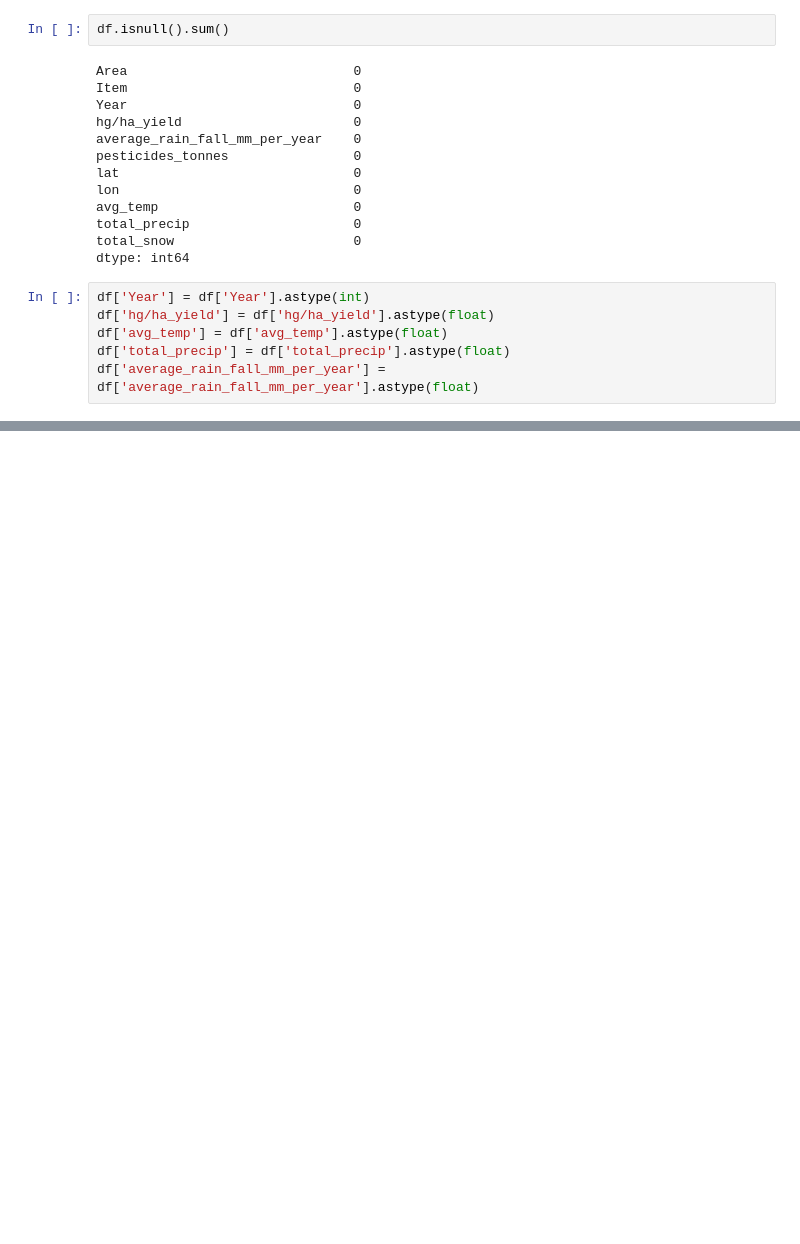
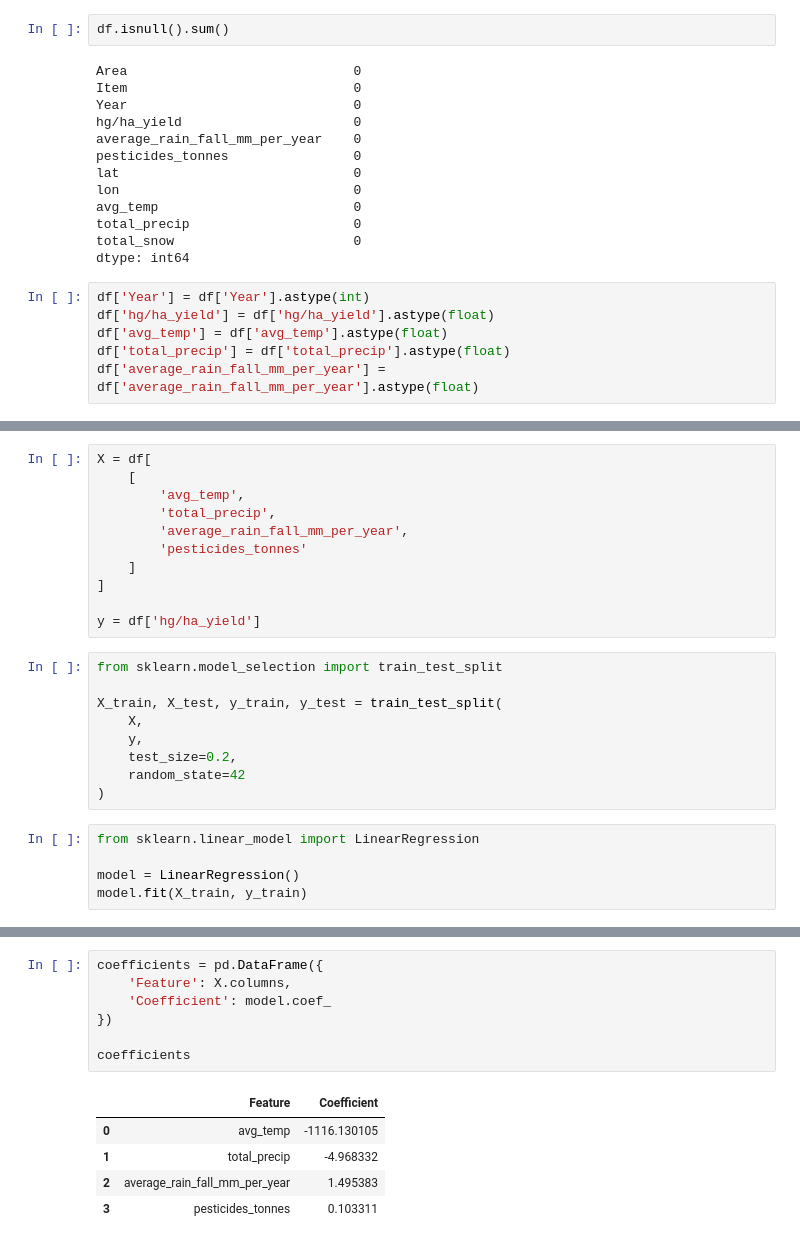
Before and after one commit to aghajamalaslanov-tech/Crop-Yield-Prediction, a Jupyter notebook: load_data_core.ipynb, the cells around one changed output, grey strips where cells are left out. Drawn from its saved outputs; the diff is of its cells as text; blank space fills up the shorter version.

```diff
--- a/load_data_core.ipynb
+++ b/load_data_core.ipynb
@@ -143,0 +194,25 @@ ImportError: matplotlib is required for plotting when the default backend "matpl
+# %%
+X = df[
+    [
+        'avg_temp',
+        'total_precip',
+        'average_rain_fall_mm_per_year',
+        'pesticides_tonnes'
+    ]
+]
+
+y = df['hg/ha_yield']
+# %%
+from sklearn.model_selection import train_test_split
+
+X_train, X_test, y_train, y_test = train_test_split(
+    X,
+    y,
+    test_size=0.2,
+    random_state=42
+)
+# %%
+from sklearn.linear_model import LinearRegression
+
+model = LinearRegression()
+model.fit(X_train, y_train)
@@ -143,0 +231,13 @@ ImportError: matplotlib is required for plotting when the default backend "matpl
+# %%
+coefficients = pd.DataFrame({
+    'Feature': X.columns,
+    'Coefficient': model.coef_
+})
+
+coefficients
+# %% [output]
+|  | Feature | Coefficient |
+| 0 | avg_temp | -1116.130105 |
+| 1 | total_precip | -4.968332 |
+| 2 | average_rain_fall_mm_per_year | 1.495383 |
+| 3 | pesticides_tonnes | 0.103311 |
```
Also changed, not shown: parts of 10 cells of this notebook, 1 other file.
